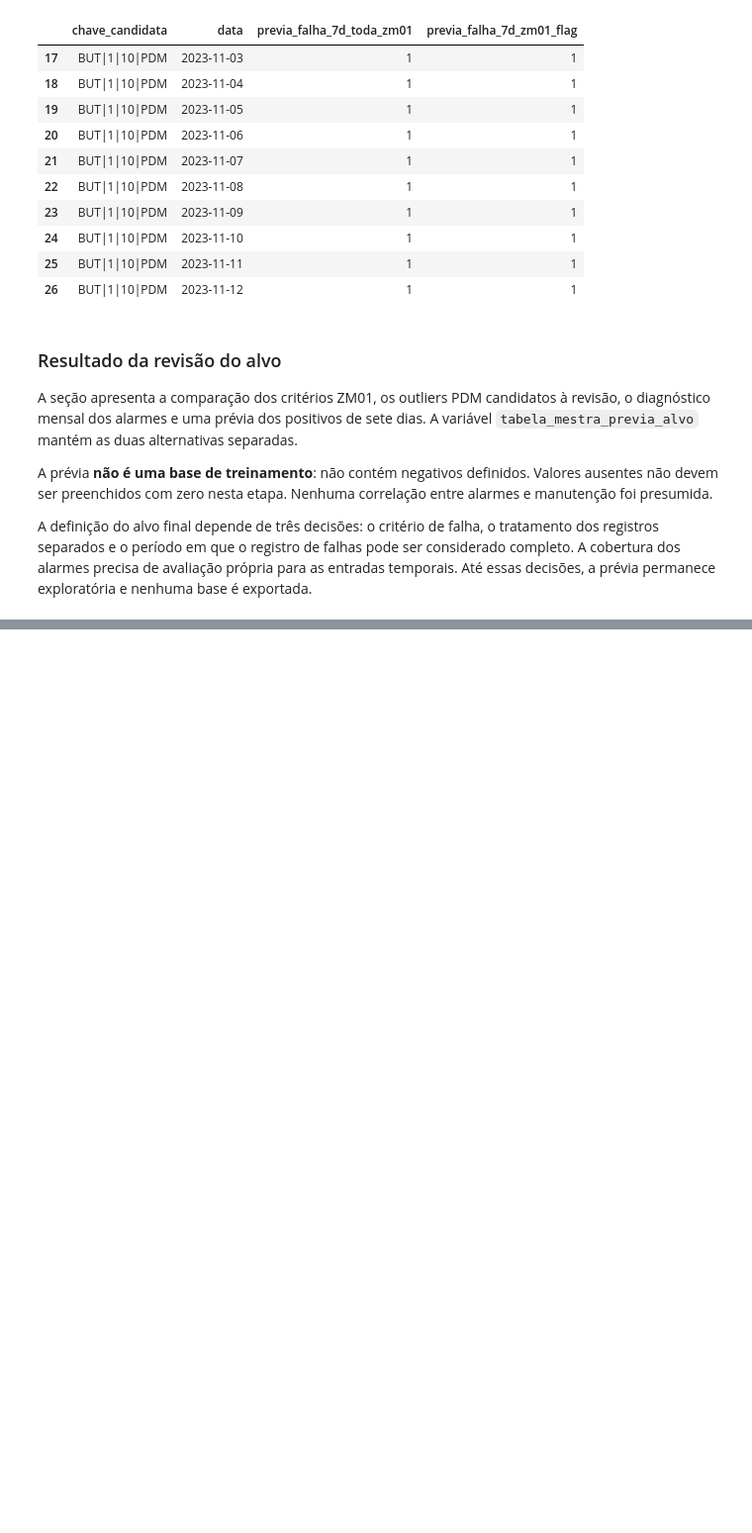
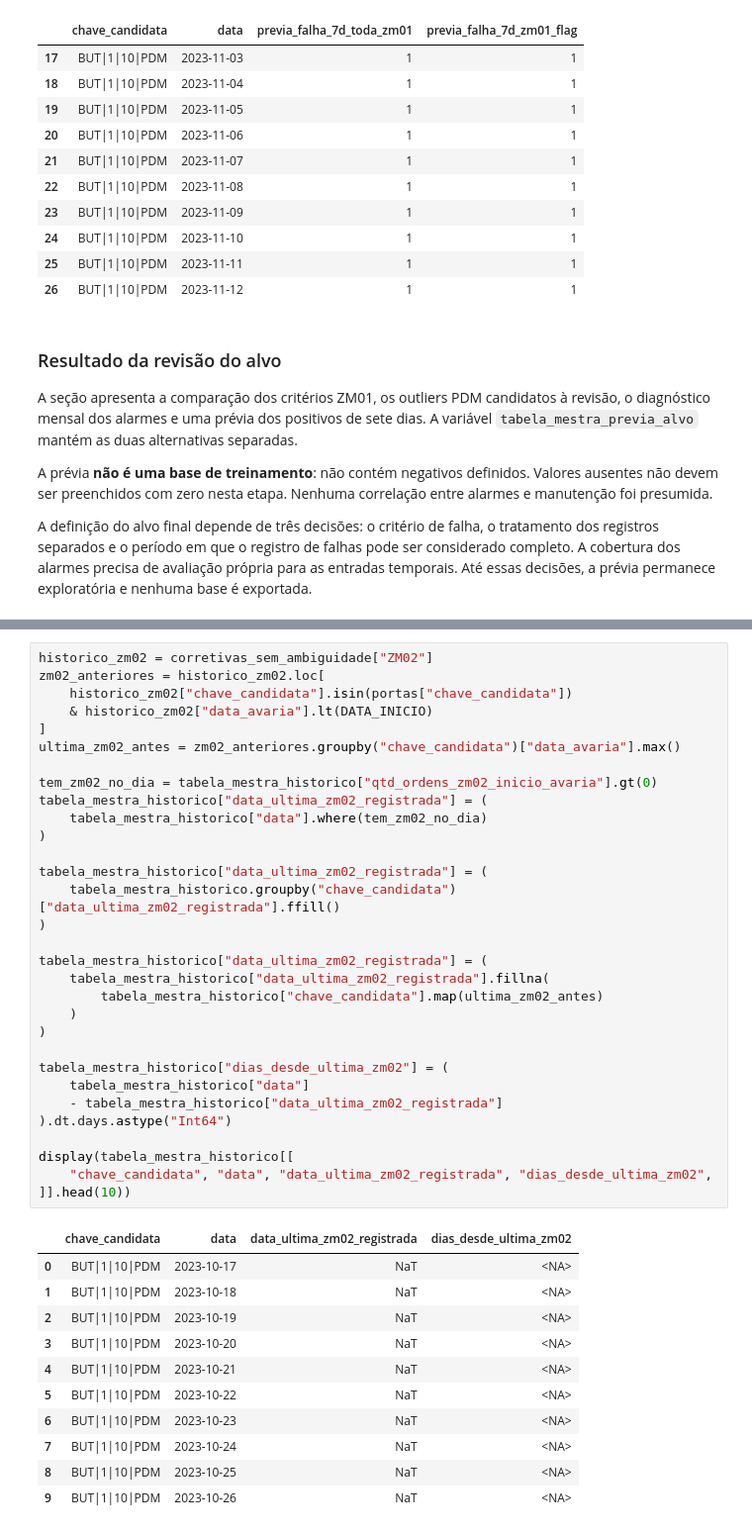
Before and after one commit to joaocardosodias/Lumem, a Jupyter notebook: models/modelo-rnn-1/01-criacao-tabela-mestra.ipynb, the cells around one changed output, grey strips where cells are left out. Shown at 99% size. Cells and saved outputs as stored; diff of their text form; blank space fills up the shorter version.

```diff
--- a/models/modelo-rnn-1/01-criacao-tabela-mestra.ipynb
+++ b/models/modelo-rnn-1/01-criacao-tabela-mestra.ipynb
@@ -1590,0 +1713,43 @@ A definição do alvo final depende de três decisões: o critério de falha, o
+# %%
+historico_zm02 = corretivas_sem_ambiguidade["ZM02"]
+zm02_anteriores = historico_zm02.loc[
+    historico_zm02["chave_candidata"].isin(portas["chave_candidata"])
+    & historico_zm02["data_avaria"].lt(DATA_INICIO)
+]
+ultima_zm02_antes = zm02_anteriores.groupby("chave_candidata")["data_avaria"].max()
+
+tem_zm02_no_dia = tabela_mestra_historico["qtd_ordens_zm02_inicio_avaria"].gt(0)
+tabela_mestra_historico["data_ultima_zm02_registrada"] = (
+    tabela_mestra_historico["data"].where(tem_zm02_no_dia)
+)
+
+tabela_mestra_historico["data_ultima_zm02_registrada"] = (
+    tabela_mestra_historico.groupby("chave_candidata")["data_ultima_zm02_registrada"].ffill()
+)
+
+tabela_mestra_historico["data_ultima_zm02_registrada"] = (
+    tabela_mestra_historico["data_ultima_zm02_registrada"].fillna(
+        tabela_mestra_historico["chave_candidata"].map(ultima_zm02_antes)
+    )
+)
+
+tabela_mestra_historico["dias_desde_ultima_zm02"] = (
+    tabela_mestra_historico["data"]
+    - tabela_mestra_historico["data_ultima_zm02_registrada"]
+).dt.days.astype("Int64")
+
+display(tabela_mestra_historico[[
+    "chave_candidata", "data", "data_ultima_zm02_registrada", "dias_desde_ultima_zm02",
+]].head(10))
+# %% [output]
+|  | chave_candidata | data | data_ultima_zm02_registrada | dias_desde_ultima_zm02 |
+| 0 | BUT|1|10|PDM | 2023-10-17 | NaT | <NA> |
+| 1 | BUT|1|10|PDM | 2023-10-18 | NaT | <NA> |
+| 2 | BUT|1|10|PDM | 2023-10-19 | NaT | <NA> |
+| 3 | BUT|1|10|PDM | 2023-10-20 | NaT | <NA> |
+| 4 | BUT|1|10|PDM | 2023-10-21 | NaT | <NA> |
+| 5 | BUT|1|10|PDM | 2023-10-22 | NaT | <NA> |
+| 6 | BUT|1|10|PDM | 2023-10-23 | NaT | <NA> |
+| 7 | BUT|1|10|PDM | 2023-10-24 | NaT | <NA> |
+| 8 | BUT|1|10|PDM | 2023-10-25 | NaT | <NA> |
+| 9 | BUT|1|10|PDM | 2023-10-26 | NaT | <NA> |
```
Also changed, not shown: parts of 9 cells of this notebook.
